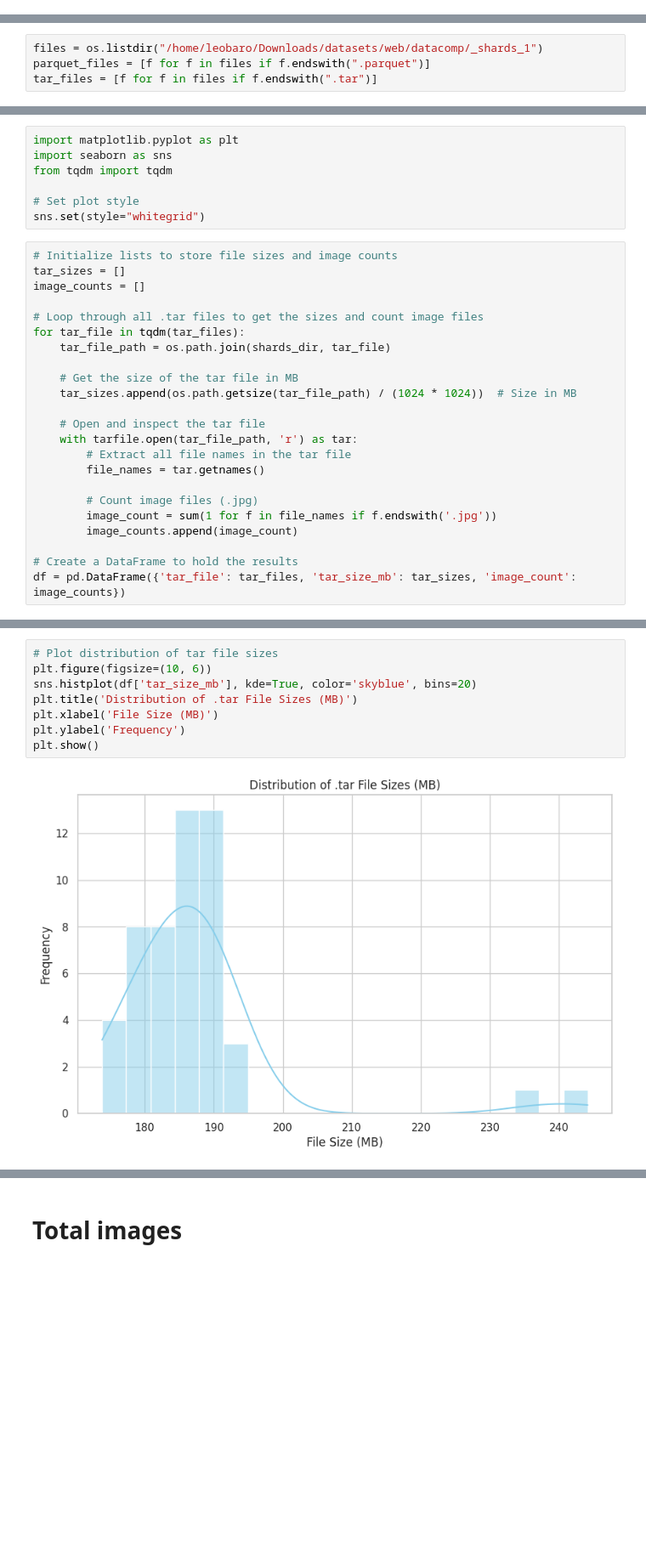
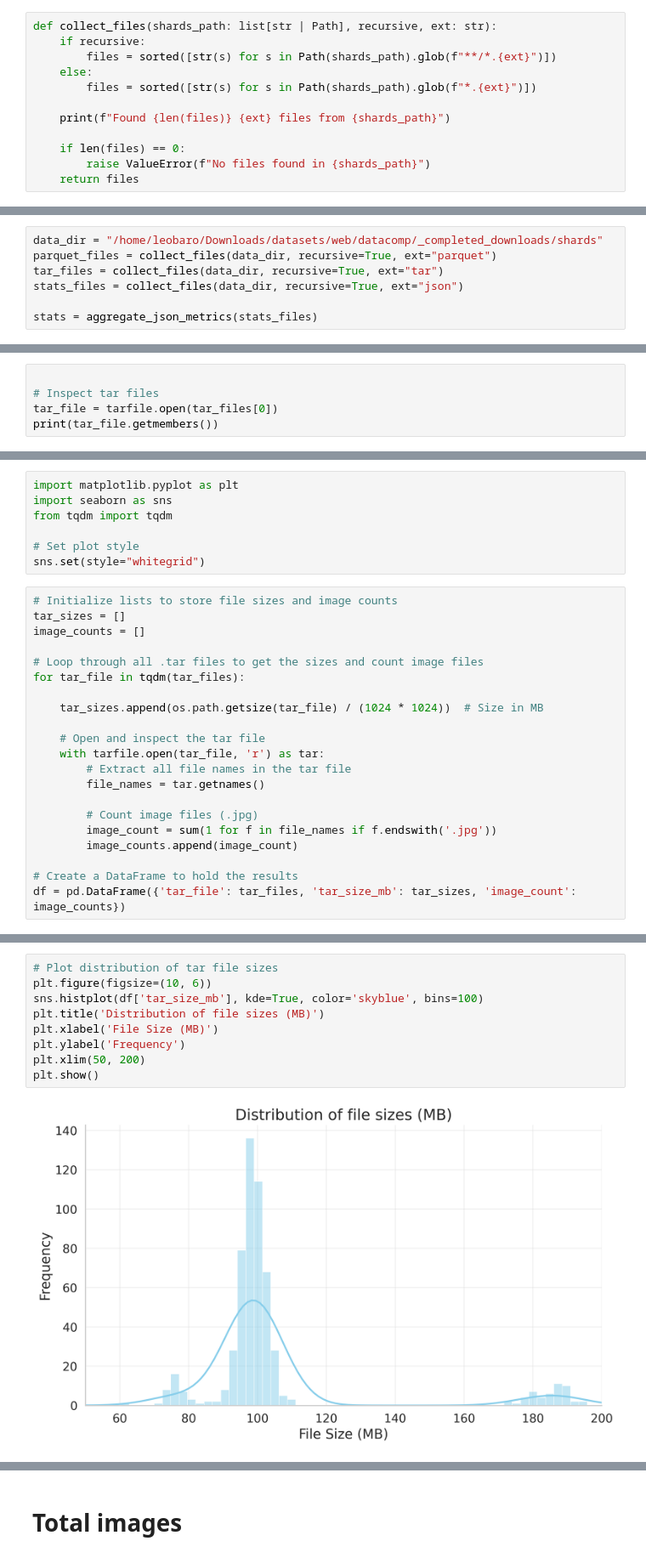
Before and after one commit to LeoBaro/fair_spoke_8, a Jupyter notebook: experiments/datacomp_exploration.ipynb, the cells around one changed output, grey strips where cells are left out. Shown at 85% size. Cells and saved outputs as stored; diff of their text form; blank space fills up the shorter version.

```diff
--- a/experiments/datacomp_exploration.ipynb
+++ b/experiments/datacomp_exploration.ipynb
@@ -14 +44,13 @@ import IPython.display as display
+# %%
+def collect_files(shards_path: list[str | Path], recursive, ext: str):
+    if recursive:
+        files = sorted([str(s) for s in Path(shards_path).glob(f"**/*.{ext}")])
+    else:
+        files = sorted([str(s) for s in Path(shards_path).glob(f"*.{ext}")])
+
+    print(f"Found {len(files)} {ext} files from {shards_path}")
+
+    if len(files) == 0:
+        raise ValueError(f"No files found in {shards_path}")
+    return files
 # %% [markdown]
@@ -43,4 +110,7 @@ display(df[selected_columns].describe())  # Summary statistics for selected colu
 # %%
-files = os.listdir("/home/leobaro/Downloads/datasets/web/datacomp/_shards_1")
-parquet_files = [f for f in files if f.endswith(".parquet")]
-tar_files = [f for f in files if f.endswith(".tar")]
+data_dir = "/home/leobaro/Downloads/datasets/web/datacomp/_completed_downloads/shards"
+parquet_files = collect_files(data_dir, recursive=True, ext="parquet")
+tar_files = collect_files(data_dir, recursive=True, ext="tar")
+stats_files = collect_files(data_dir, recursive=True, ext="json")
+
+stats = aggregate_json_metrics(stats_files)
@@ -47,3 +244,8 @@ tar_files = [f for f in files if f.endswith(".tar")]
+# %%
+
+# Inspect tar files
+tar_file = tarfile.open(tar_files[0])
+print(tar_file.getmembers())
 # %%
 def explore_parquet_metadata(parquet_path):
     parquet_file = ParquetFile(parquet_path)
@@ -178,13 +355,11 @@ image_counts = []
 
 # Loop through all .tar files to get the sizes and count image files
 for tar_file in tqdm(tar_files):
-    tar_file_path = os.path.join(shards_dir, tar_file)
 
-    # Get the size of the tar file in MB
-    tar_sizes.append(os.path.getsize(tar_file_path) / (1024 * 1024))  # Size in MB
+    tar_sizes.append(os.path.getsize(tar_file) / (1024 * 1024))  # Size in MB
 
     # Open and inspect the tar file
-    with tarfile.open(tar_file_path, 'r') as tar:
+    with tarfile.open(tar_file, 'r') as tar:
         # Extract all file names in the tar file
         file_names = tar.getnames()
 
@@ -197,13 +400,14 @@ df = pd.DataFrame({'tar_file': tar_files, 'tar_size_mb': tar_sizes, 'image_count
 # %%
 # Plot distribution of tar file sizes
 plt.figure(figsize=(10, 6))
-sns.histplot(df['tar_size_mb'], kde=True, color='skyblue', bins=20)
-plt.title('Distribution of .tar File Sizes (MB)')
+sns.histplot(df['tar_size_mb'], kde=True, color='skyblue', bins=100)
+plt.title('Distribution of file sizes (MB)')
 plt.xlabel('File Size (MB)')
 plt.ylabel('Frequency')
+plt.xlim(50, 200)
 plt.show()
 # %% [output]
-[figure, old version]
+[figure, new version]
 # %%
 # Plot distribution of tar file sizes
 plt.figure(figsize=(10, 6))
```
Also changed, not shown: parts of 22 cells of this notebook.
